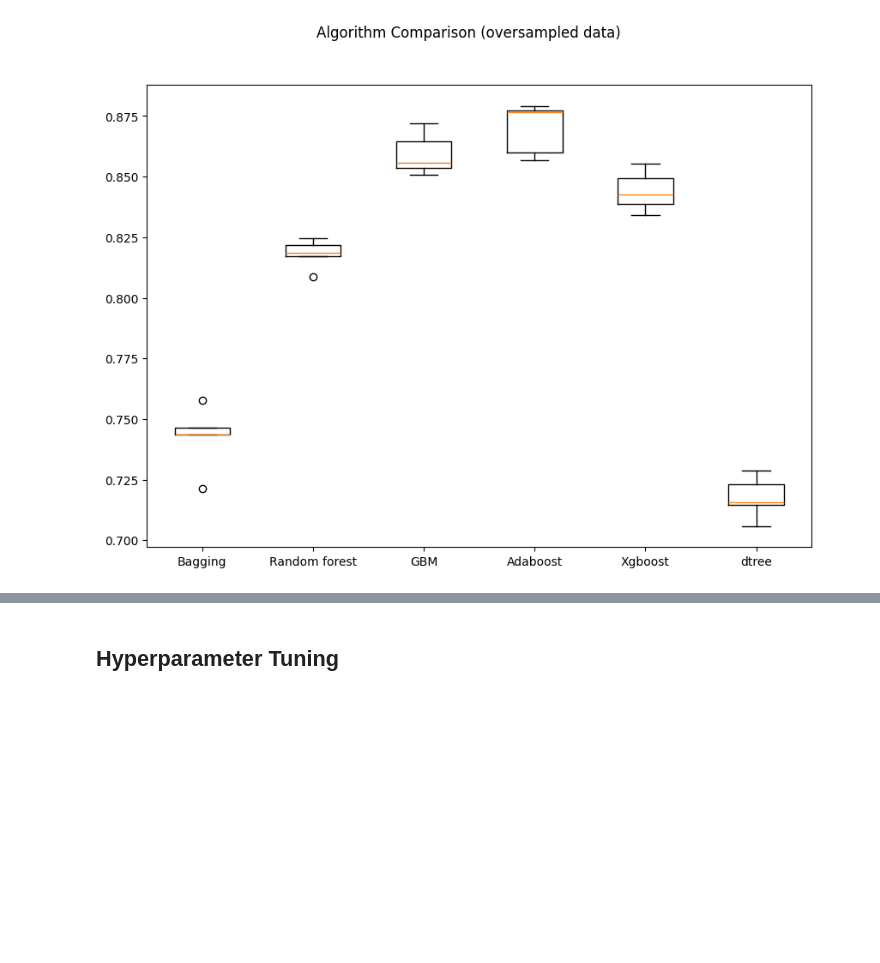
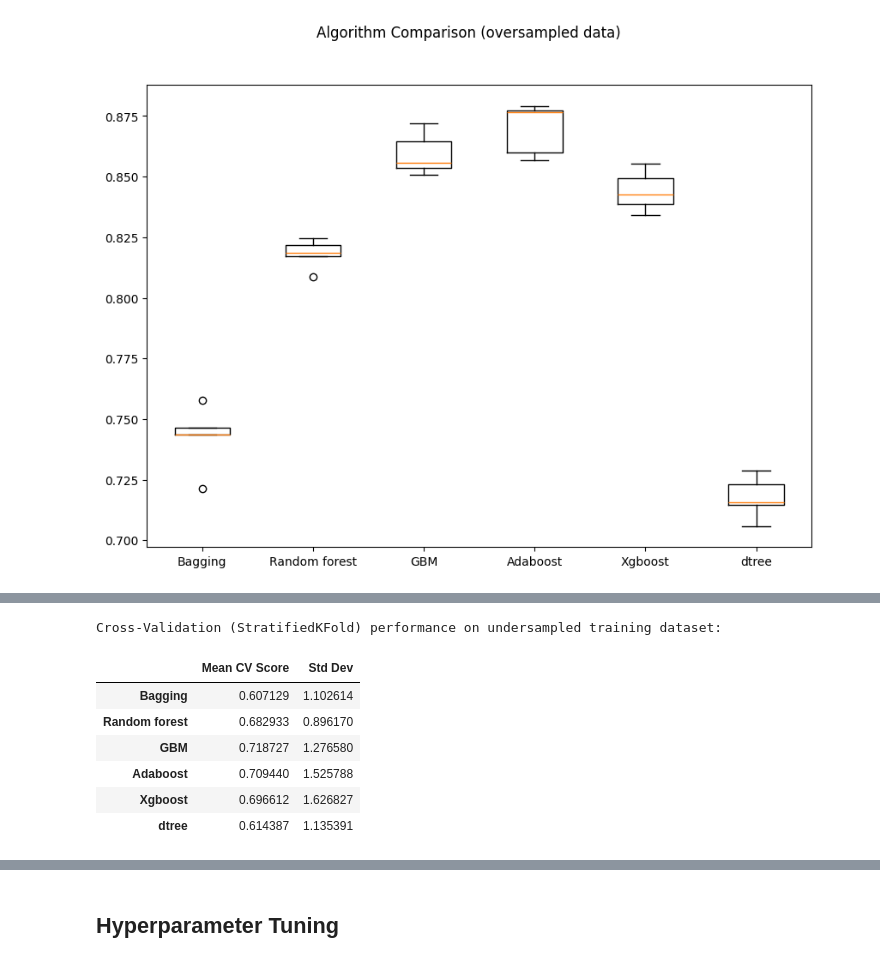
Before and after one commit to RashmiJK/PGP-AIML-EasyVisa-AML, a Jupyter notebook: easyvisa_modeling.ipynb, the cells around one changed output, grey strips where cells are left out. Cells and saved outputs as stored; diff of their text form; code cells hidden in the pictures; blank space fills up the shorter version.

```diff
--- a/easyvisa_modeling.ipynb
+++ b/easyvisa_modeling.ipynb
@@ -1274 +1272,32 @@ for name, model in models:
+# %%
+# Loop through all the models to get the mean cross validated score on undersampled training data
+# Use StratifiedKFold with n_splits as 5
+
+# List to store all model's CV scores
+cv_results_rs = []
+cv_results_mean_rs = []
+cv_results_std_dev_rs = []
+# List to store name of the models
+names = []
+
+print("\n" "Cross-Validation (StratifiedKFold) performance on undersampled training dataset:" "\n")
+for name, model in models:
+    kfold = StratifiedKFold(n_splits=5, shuffle=True, random_state=1)
+    cv_result = cross_val_score(estimator=model, X=X_train_un, y=y_train_un, scoring = scorer,cv=kfold)
+    cv_results_rs.append(cv_result) # for the box plot later
+    names.append(name)
+    cv_results_mean_rs.append(cv_result.mean())
+    cv_results_std_dev_rs.append(cv_result.std() * 100.0)
+
+df_cv_results_rs = pd.DataFrame({"Mean CV Score": cv_results_mean_rs, "Std Dev": cv_results_std_dev_rs}, index=names)
+df_cv_results_rs
+# %% [output]
+Cross-Validation (StratifiedKFold) performance on undersampled training dataset:
+|  | Mean CV Score | Std Dev |
+| Bagging | 0.607129 | 1.102614 |
+| Random forest | 0.682933 | 0.896170 |
+| GBM | 0.718727 | 1.276580 |
+| Adaboost | 0.709440 | 1.525788 |
+| Xgboost | 0.696612 | 1.626827 |
+| dtree | 0.614387 | 1.135391 |
 # %%
```
Also changed, not shown: parts of 6 cells of this notebook.
